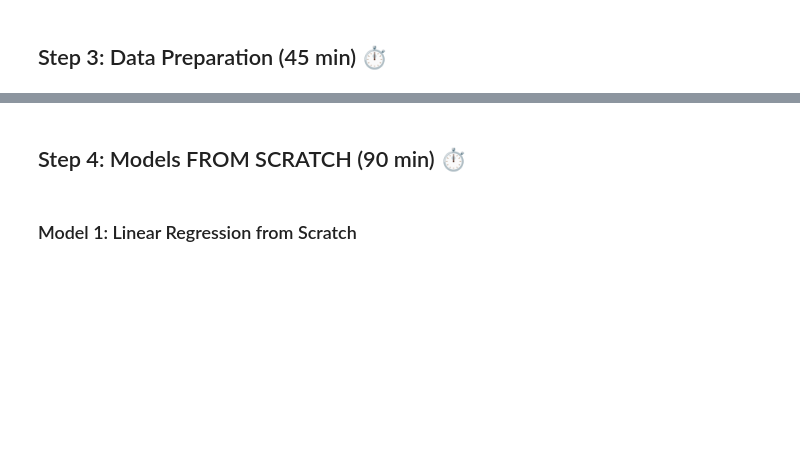
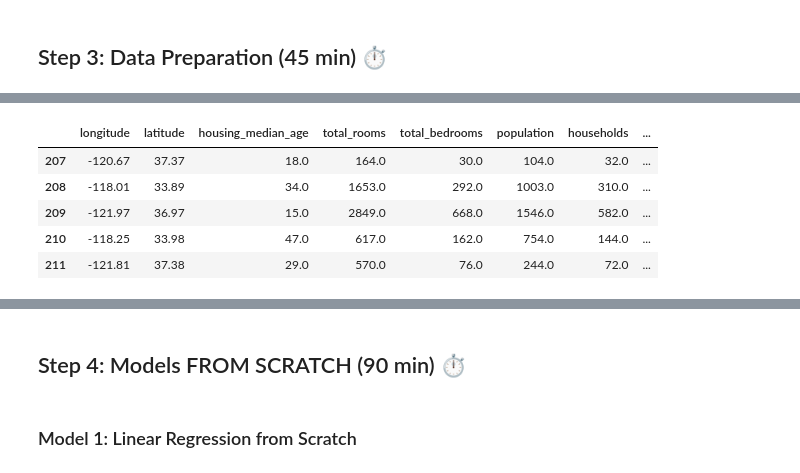
Before and after one commit to zakariabouy/Practice-Makes-Perfect, a Jupyter notebook: 30_Datasets_Challenge/02_House_Prices/house_prices_from_scratch.ipynb, the cells around one changed output, grey strips where cells are left out. Saved outputs shown, nothing was run; the diff lists cells and outputs as text; code cells hidden in the pictures; blank space fills up the shorter version.

```diff
--- a/30_Datasets_Challenge/02_House_Prices/house_prices_from_scratch.ipynb
+++ b/30_Datasets_Challenge/02_House_Prices/house_prices_from_scratch.ipynb
@@ -302,2 +334,14 @@ plt.colorbar(label="House value")
 # %%
 # Feature Engineering
+'''
+A very common ML pattern is:
+Instead of using raw totals, use ratios.
+'''
+df.head()
+# %% [output]
+|  | longitude | latitude | housing_median_age | total_rooms | total_bedrooms | population | households | ... |
+| 207 | -120.67 | 37.37 | 18.0 | 164.0 | 30.0 | 104.0 | 32.0 | ... |
+| 208 | -118.01 | 33.89 | 34.0 | 1653.0 | 292.0 | 1003.0 | 310.0 | ... |
+| 209 | -121.97 | 36.97 | 15.0 | 2849.0 | 668.0 | 1546.0 | 582.0 | ... |
+| 210 | -118.25 | 33.98 | 47.0 | 617.0 | 162.0 | 754.0 | 144.0 | ... |
+| 211 | -121.81 | 37.38 | 29.0 | 570.0 | 76.0 | 244.0 | 72.0 | ... |
```
Also changed, not shown: parts of 24 cells of this notebook.
